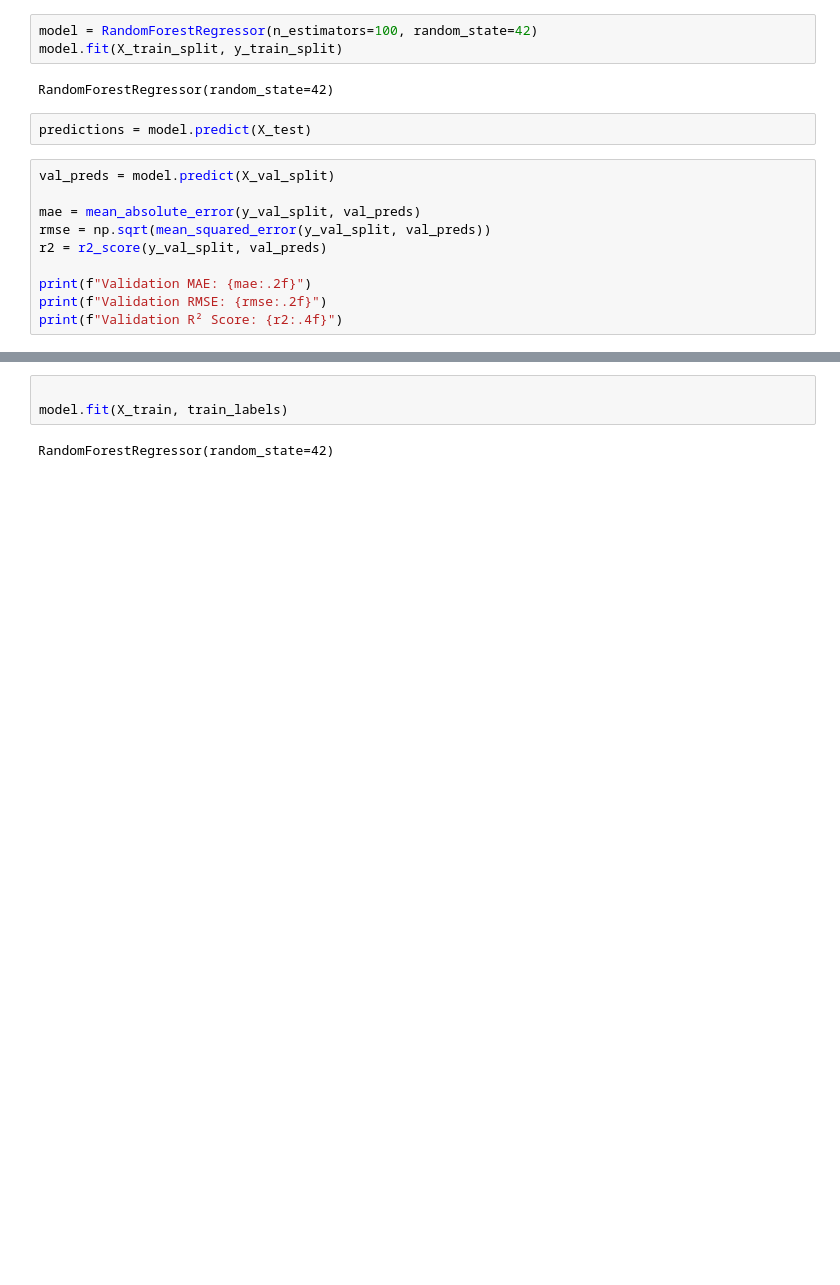
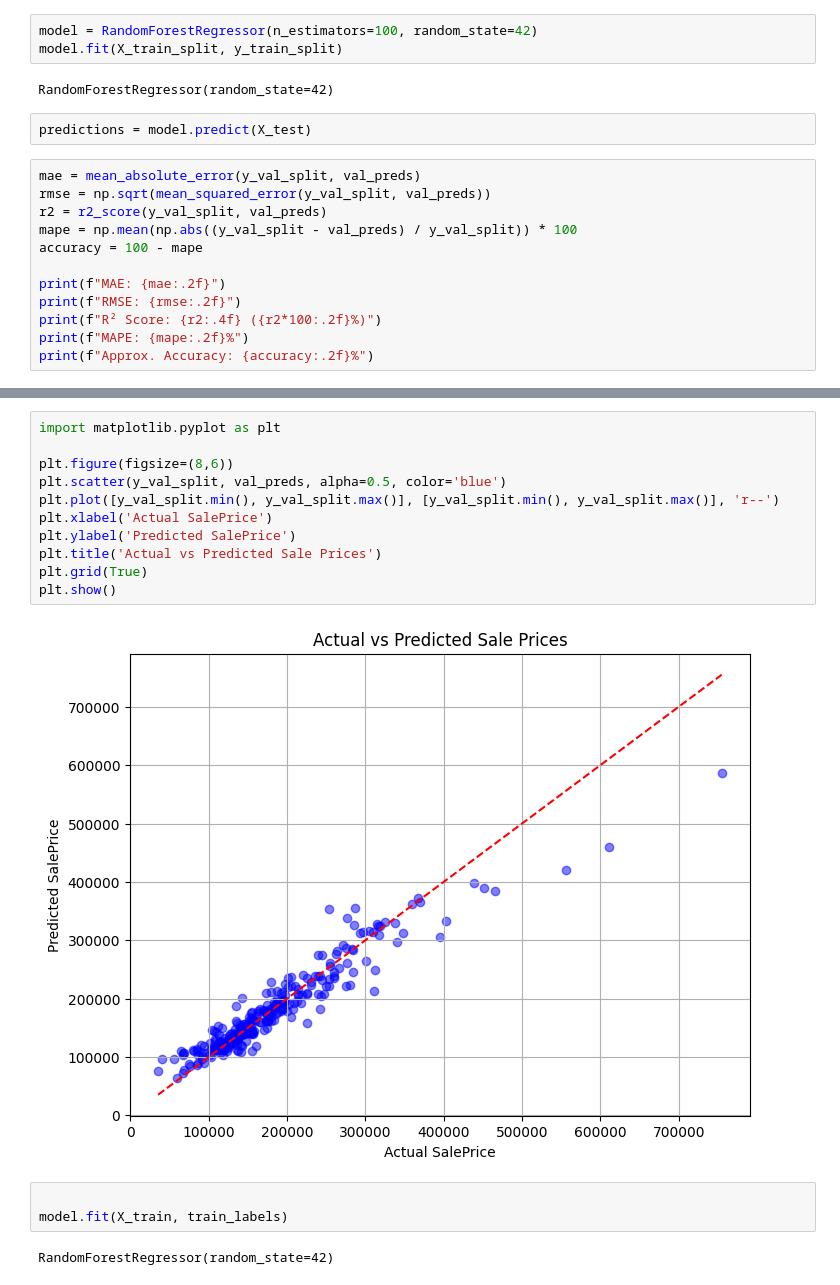
Before and after one commit to dhupack/Celebal_Regression, a Jupyter notebook: house.ipynb, the cells around one changed output, grey strips where cells are left out. Drawn from its saved outputs; the diff is of its cells as text; blank space fills up the shorter version.

```diff
--- a/house.ipynb
+++ b/house.ipynb
@@ -49,13 +49,15 @@ RandomForestRegressor(random_state=42)
 # %%
 predictions = model.predict(X_test)
 # %%
-val_preds = model.predict(X_val_split)
-
 mae = mean_absolute_error(y_val_split, val_preds)
 rmse = np.sqrt(mean_squared_error(y_val_split, val_preds))
 r2 = r2_score(y_val_split, val_preds)
+mape = np.mean(np.abs((y_val_split - val_preds) / y_val_split)) * 100
+accuracy = 100 - mape
 
-print(f"Validation MAE: {mae:.2f}")
-print(f"Validation RMSE: {rmse:.2f}")
-print(f"Validation R² Score: {r2:.4f}")
+print(f"MAE: {mae:.2f}")
+print(f"RMSE: {rmse:.2f}")
+print(f"R² Score: {r2:.4f} ({r2*100:.2f}%)")
+print(f"MAPE: {mape:.2f}%")
+print(f"Approx. Accuracy: {accuracy:.2f}%")
 # %% [output]
@@ -65,3 +91,16 @@ Validation R² Score: 0.8959
+# %%
+import matplotlib.pyplot as plt
+
+plt.figure(figsize=(8,6))
+plt.scatter(y_val_split, val_preds, alpha=0.5, color='blue')
+plt.plot([y_val_split.min(), y_val_split.max()], [y_val_split.min(), y_val_split.max()], 'r--')
+plt.xlabel('Actual SalePrice')
+plt.ylabel('Predicted SalePrice')
+plt.title('Actual vs Predicted Sale Prices')
+plt.grid(True)
+plt.show()
+# %% [output]
+[figure, added]
 # %%
 
 model.fit(X_train, train_labels)
```
Also changed, not shown: parts of 2 cells of this notebook.
